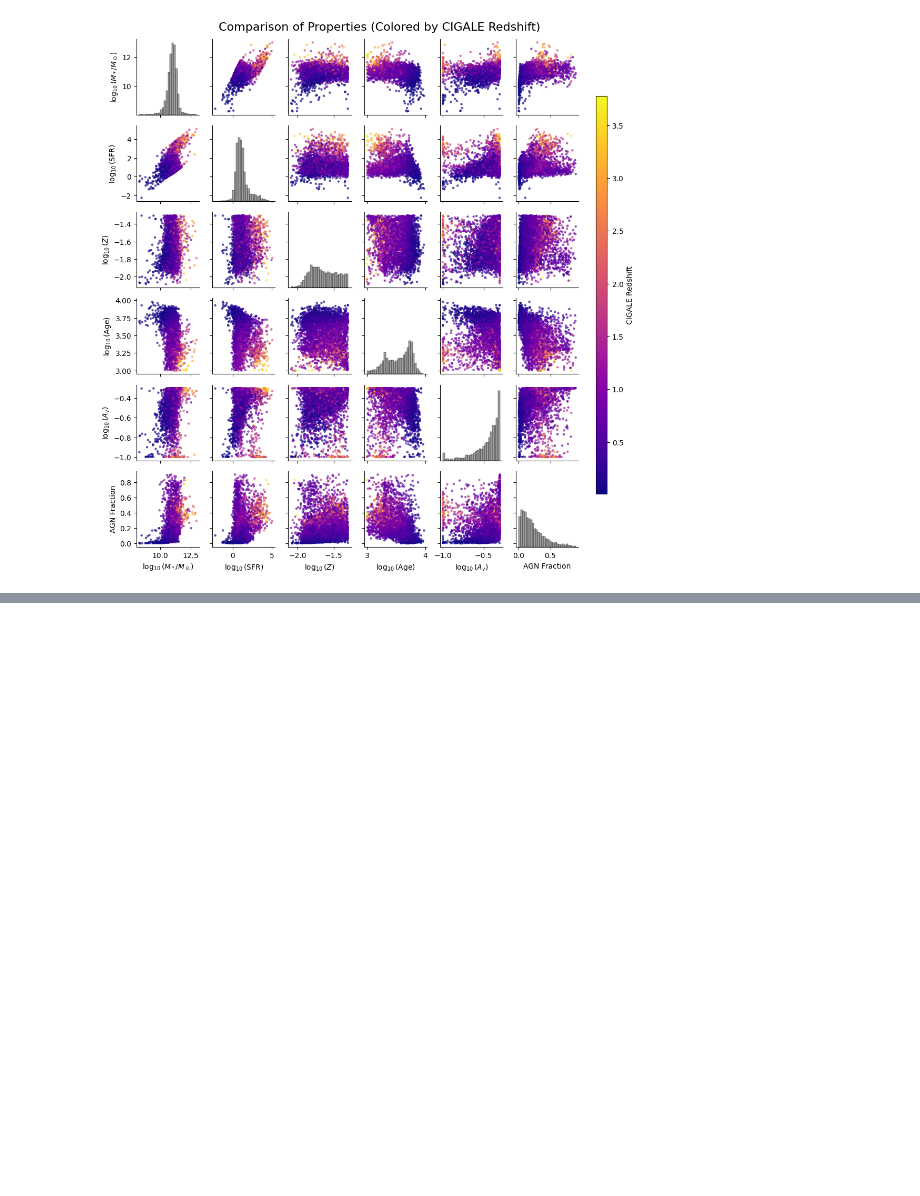
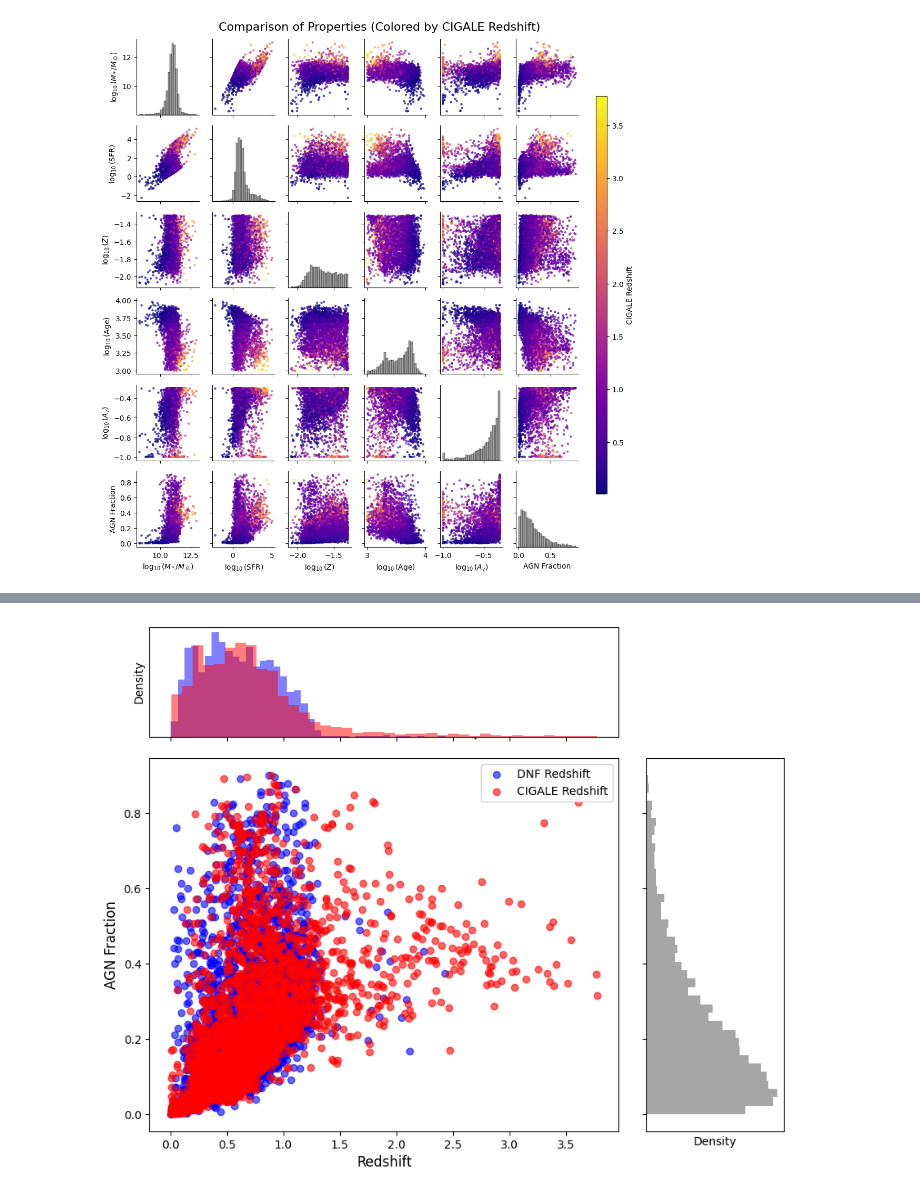
Before and after one commit to theWebTardigrade/fundamental-properties-of-EMU-radio-sources, a Jupyter notebook: code/8_CIGALE_results_EMU.ipynb, the cells around one changed output, grey strips where cells are left out. Cells and saved outputs as stored; diff of their text form; code cells hidden in the pictures; blank space fills up the shorter version.

```diff
--- a/code/8_CIGALE_results_EMU.ipynb
+++ b/code/8_CIGALE_results_EMU.ipynb
@@ -537,0 +796,85 @@ plt.show()
+# %%
+import matplotlib.pyplot as plt
+import seaborn as sns
+from mpl_toolkits.axes_grid1 import make_axes_locatable
+
+# Create figure with main plot and marginal histograms
+fig = plt.figure(figsize=(10, 8))
+grid = plt.GridSpec(4, 4, hspace=0.2, wspace=0.2)
+
+# Main scatter plot
+main_ax = fig.add_subplot(grid[1:4, 0:3])
+# Top histogram (redshifts)
+top_ax = fig.add_subplot(grid[0, 0:3], sharex=main_ax)
+# Right histogram (AGN fraction)
+right_ax = fig.add_subplot(grid[1:4, 3], sharey=main_ax)
+
+# Plot both redshift types in main plot
+scatter1 = main_ax.scatter(
+    catalog_pd['DESY6_dnf_z'],
+    catalog_pd['bayes.agn.fracAGN'],
+    alpha=0.6,
+    color='blue',
+    label='DNF Redshift'
+)
+
+scatter2 = main_ax.scatter(
+    catalog_pd['bayes.universe.redshift'],
+    catalog_pd['bayes.agn.fracAGN'],
+    alpha=0.6,
+    color='red',
+    label='CIGALE Redshift'
+)
+
+# Plot histograms
+# Top histogram (redshift distributions)
+top_ax.hist(
+    catalog_pd['DESY6_dnf_z'],
+    bins=40,
+    color='blue',
+    alpha=0.5,
+    density=True
+)
+top_ax.hist(
+    catalog_pd['bayes.universe.redshift'],
+    bins=40,
+    color='red',
+    alpha=0.5,
+    density=True
+)
+top_ax.set_ylabel('Density')
+top_ax.set_yticks([])  # Hide y ticks
+
+# Right histogram (AGN fraction distribution)
+right_ax.hist(
+    catalog_pd['bayes.agn.fracAGN'],
+    bins=40,
+    color='grey',
+    alpha=0.7,
+    orientation='horizontal',
+    density=True
+)
+right_ax.set_xlabel('Density')
+right_ax.set_xticks([])  # Hide x ticks
+
+# Customize main plot
+main_ax.set_xlabel('Redshift', fontsize=12)
+main_ax.set_ylabel('AGN Fraction', fontsize=12)
+main_ax.set_title('AGN Fraction vs Redshift Comparison', fontsize=14, pad=20)
+
+# Add legend inside main plot
+main_ax.legend(
+    loc='upper right',
+    frameon=True,
+    framealpha=0.9,
+    fontsize=10
+)
+
+# Clean up appearance
+plt.setp(top_ax.get_xticklabels(), visible=False)  # Hide x ticks on top hist
+plt.setp(right_ax.get_yticklabels(), visible=False)  # Hide y ticks on right hist
+
+plt.tight_layout()
+plt.show()
+# %% [output]
+[figure, added]
```
Also changed, not shown: parts of 12 cells of this notebook, 2 other files.
